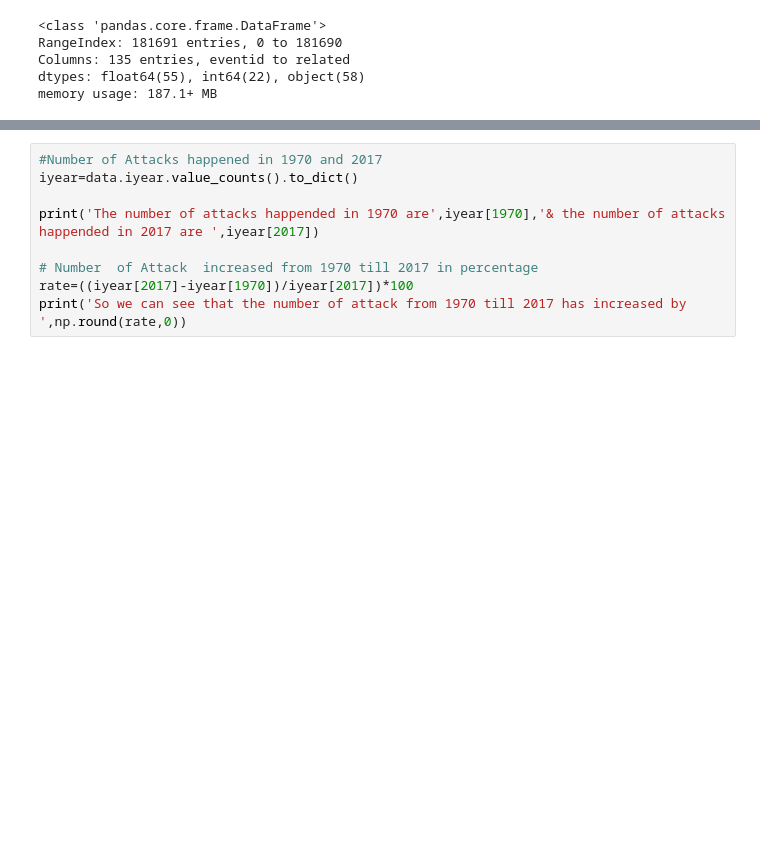
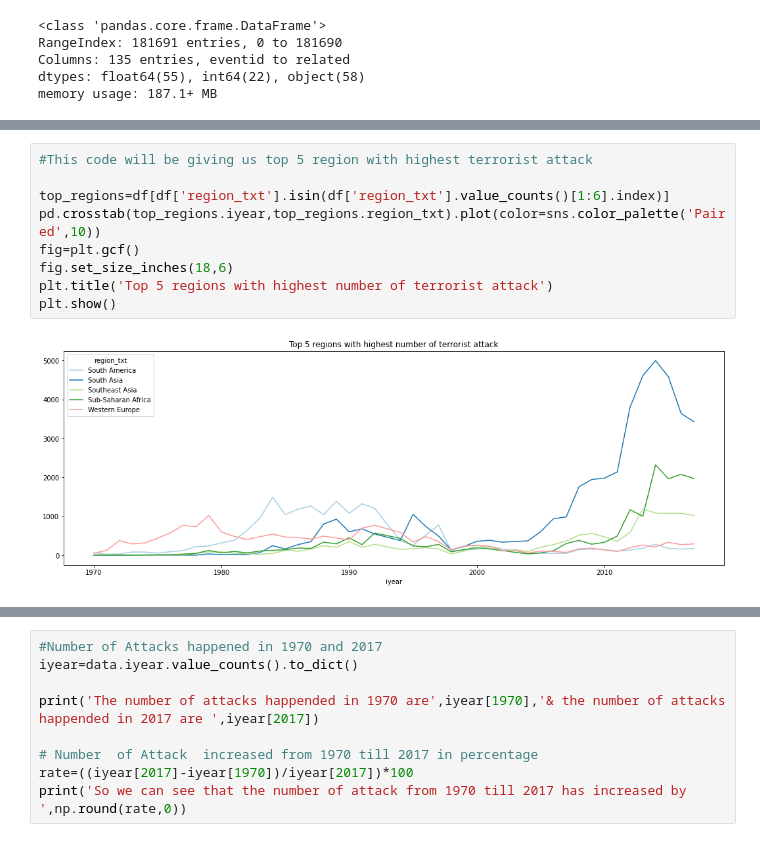
Before and after one commit to Samikshab99/Global-Terrorism-Analysis-EDA, a Jupyter notebook: Copy_of_Global_Terrorism_Analysis_Capstone_Project.ipynb, the cells around one changed output, grey strips where cells are left out. Drawn from its saved outputs; the diff is of its cells as text; blank space fills up the shorter version.

```diff
--- a/Copy_of_Global_Terrorism_Analysis_Capstone_Project.ipynb
+++ b/Copy_of_Global_Terrorism_Analysis_Capstone_Project.ipynb
@@ -42,0 +205,11 @@ memory usage: 187.1+ MB
+# %%
+#This code will be giving us top 5 region with highest terrorist attack
+
+top_regions=df[df['region_txt'].isin(df['region_txt'].value_counts()[1:6].index)]
+pd.crosstab(top_regions.iyear,top_regions.region_txt).plot(color=sns.color_palette('Paired',10))
+fig=plt.gcf()
+fig.set_size_inches(18,6)
+plt.title('Top 5 regions with highest number of terrorist attack')
+plt.show()
+# %% [output]
+[figure, added]
```
Also changed, not shown: parts of 30 cells of this notebook.
